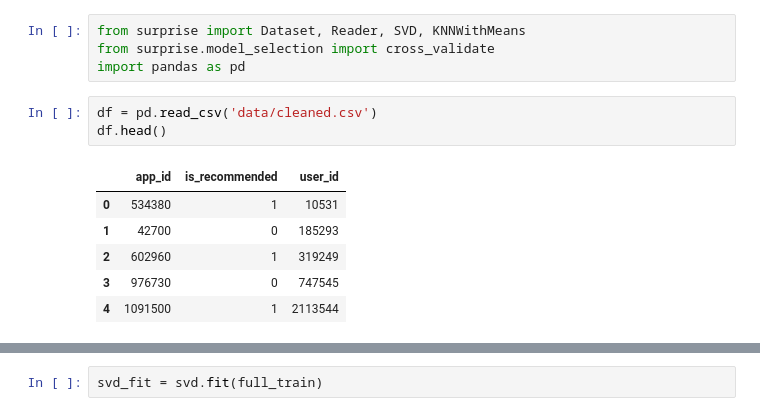
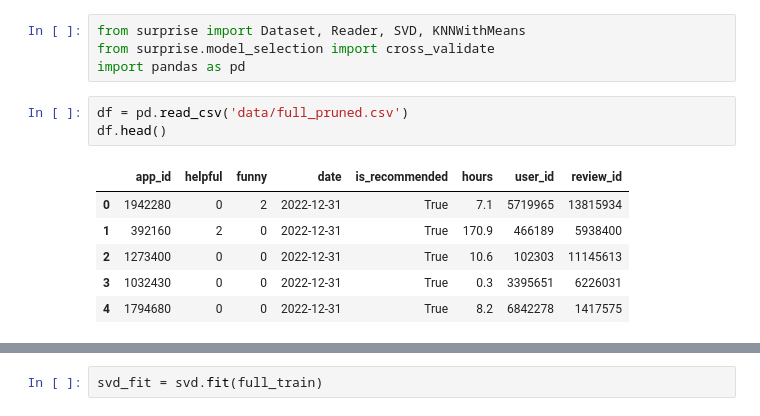
Before and after one commit to MitchellJC/game-rec, a Jupyter notebook: benchmark.ipynb, the cells around one changed output, grey strips where cells are left out. Drawn from its saved outputs; the diff is of its cells as text.

```diff
--- a/benchmark.ipynb
+++ b/benchmark.ipynb
@@ -7,12 +7,12 @@ from surprise import Dataset, Reader, SVD, KNNWithMeans
 from surprise.model_selection import cross_validate
 import pandas as pd
 # %%
-df = pd.read_csv('data/cleaned.csv')
+df = pd.read_csv('data/full_pruned.csv')
 df.head()
 # %% [output]
-|  | app_id | is_recommended | user_id |
-| 0 | 534380 | 1 | 10531 |
-| 1 | 42700 | 0 | 185293 |
-| 2 | 602960 | 1 | 319249 |
-| 3 | 976730 | 0 | 747545 |
-| 4 | 1091500 | 1 | 2113544 |
+|  | app_id | helpful | funny | date | is_recommended | hours | user_id | review_id |
+| 0 | 1942280 | 0 | 2 | 2022-12-31 | True | 7.1 | 5719965 | 13815934 |
+| 1 | 392160 | 2 | 0 | 2022-12-31 | True | 170.9 | 466189 | 5938400 |
+| 2 | 1273400 | 0 | 0 | 2022-12-31 | True | 10.6 | 102303 | 11145613 |
+| 3 | 1032430 | 0 | 0 | 2022-12-31 | True | 0.3 | 3395651 | 6226031 |
+| 4 | 1794680 | 0 | 0 | 2022-12-31 | True | 8.2 | 6842278 | 1417575 |
```
Also changed, not shown: parts of 11 cells of this notebook, 3 other files.
